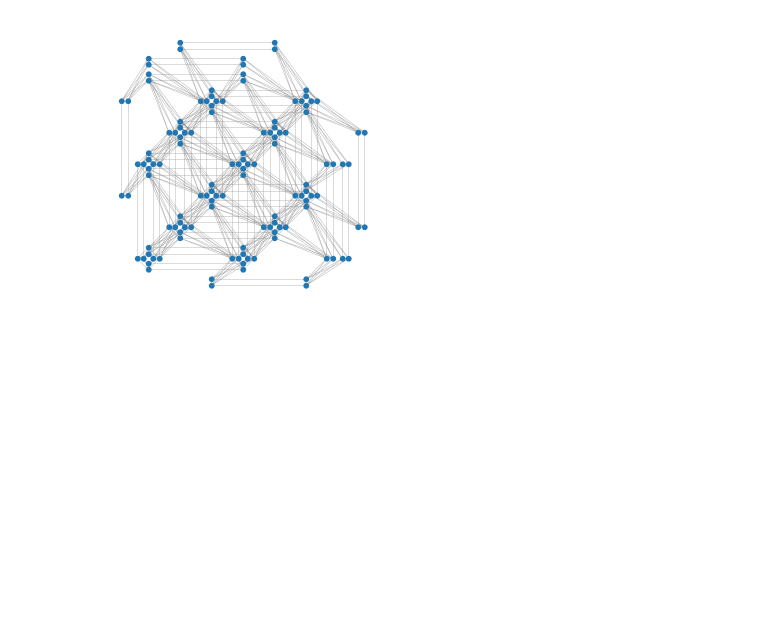
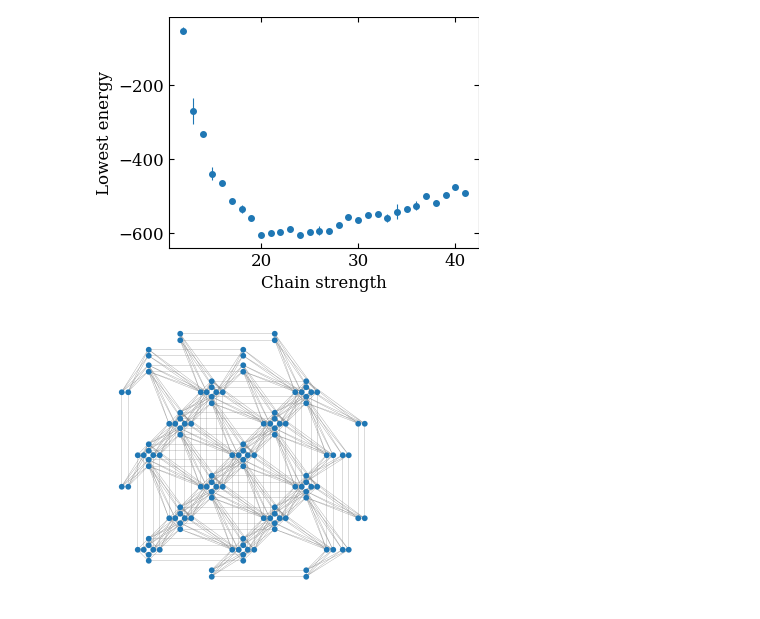
Before and after one commit to KirbyZX/PHYS4213, a Jupyter notebook: Code/Figures.ipynb, the cells around one changed output. Drawn from its saved outputs; the diff is of its cells as text; code cells hidden in the pictures; blank space fills up the shorter version.

Commit message:
Experiment with figures

```diff
--- a/Code/Figures.ipynb
+++ b/Code/Figures.ipynb
@@ -11,6 +13,11 @@ us['musicxmlPath']
 from colours import Tableau as T
 
 plt.style.use("thesis.mplstyle")
+# %%
+plotCSV("../Pickles/Haydn-3/Haydn-3_chain-strength.csv", "Chain strength", "Lowest energy")
+plt.savefig("../Figures/chain-strength.svg")
+# %% [output]
+[figure, added]
 # %%
 # Pegasus architecture
 
```
Also changed, not shown: parts of 1 cell of this notebook, 5 other files.
